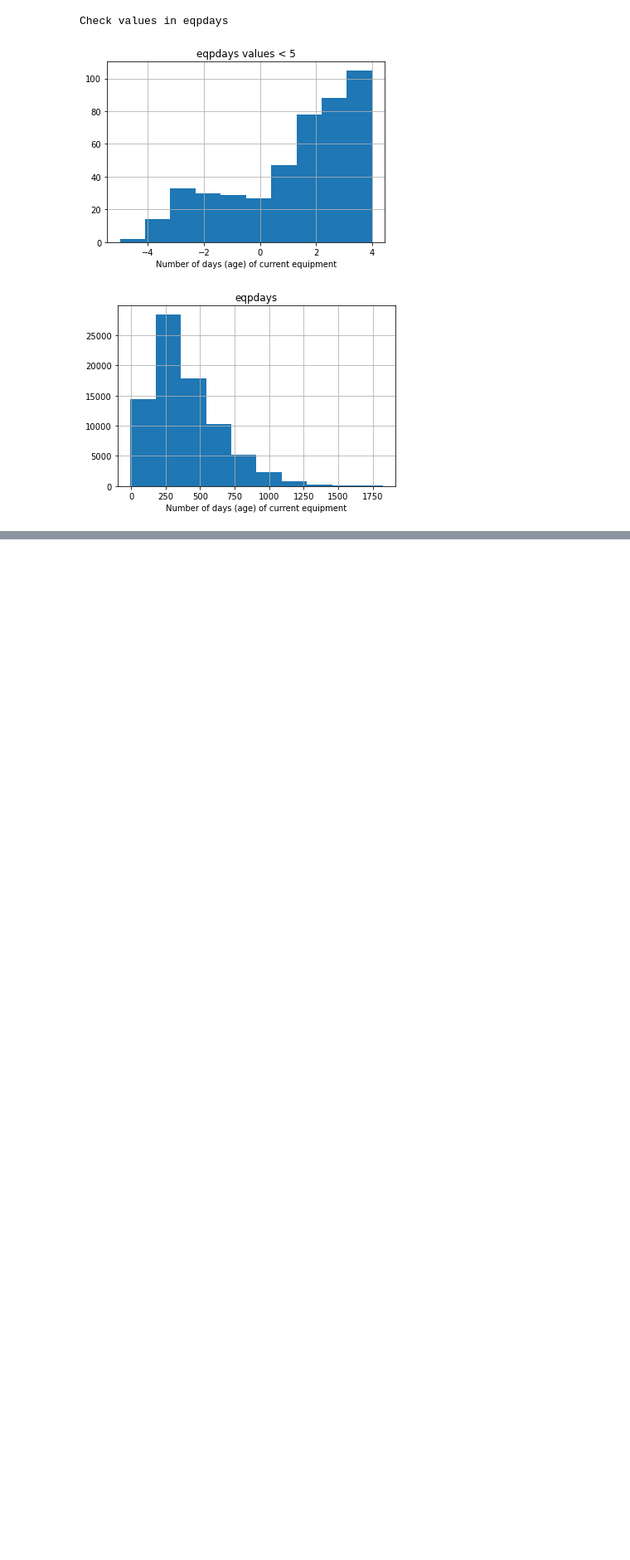
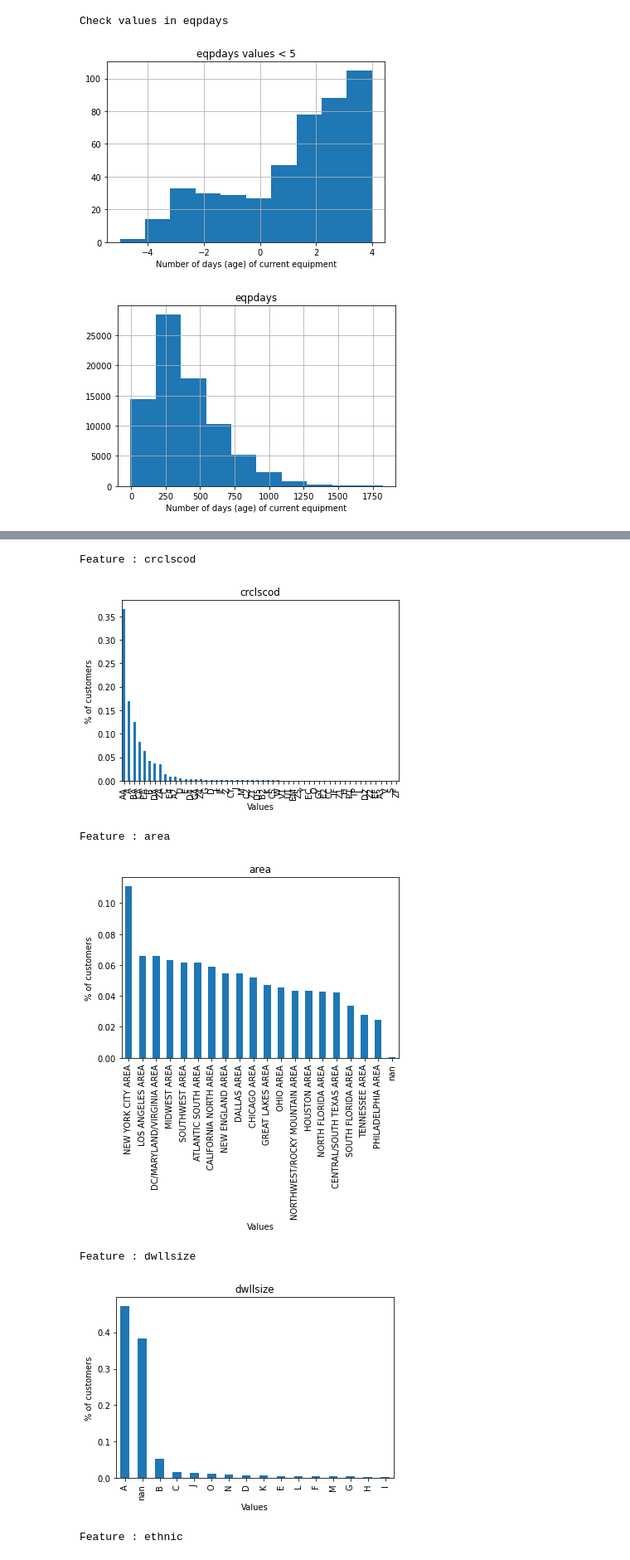
Before and after one commit to ravipatel7003/Customer_Churn, a Jupyter notebook: Churn Prediction.ipynb, the cells around one changed output, grey strips where cells are left out. Shown at 83% size. Cells and saved outputs as stored; diff of their text form; code cells hidden in the pictures; blank space fills up the shorter version.

```diff
--- a/Churn Prediction.ipynb
+++ b/Churn Prediction.ipynb
@@ -277,0 +347,18 @@ Check values in eqpdays
+# %%
+lst_features = ['crclscod', 'area', 'dwllsize', 'ethnic']
+
+for f in lst_features:
+    print("Feature :", f)
+    plt.title(f)
+    plt.xlabel("Values")
+    plt.ylabel("% of customers")
+    X_train[f].value_counts(normalize=True, dropna = False).plot(kind='bar')
+    plt.show()
+# %% [output]
+Feature : crclscod
+[figure, added]
+Feature : area
+[figure, added]
+Feature : dwllsize
+[figure, added]
+Feature : ethnic
```
Also changed, not shown: parts of 9 cells of this notebook.
